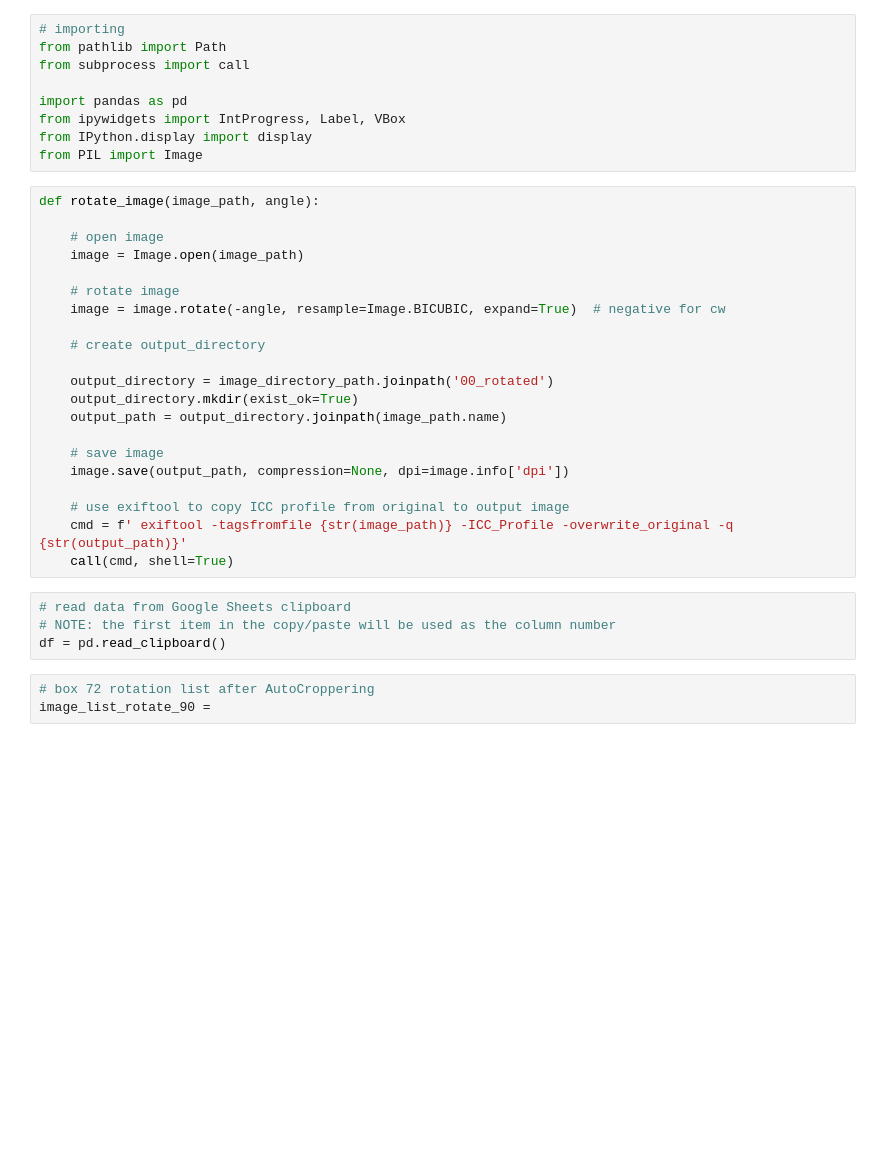
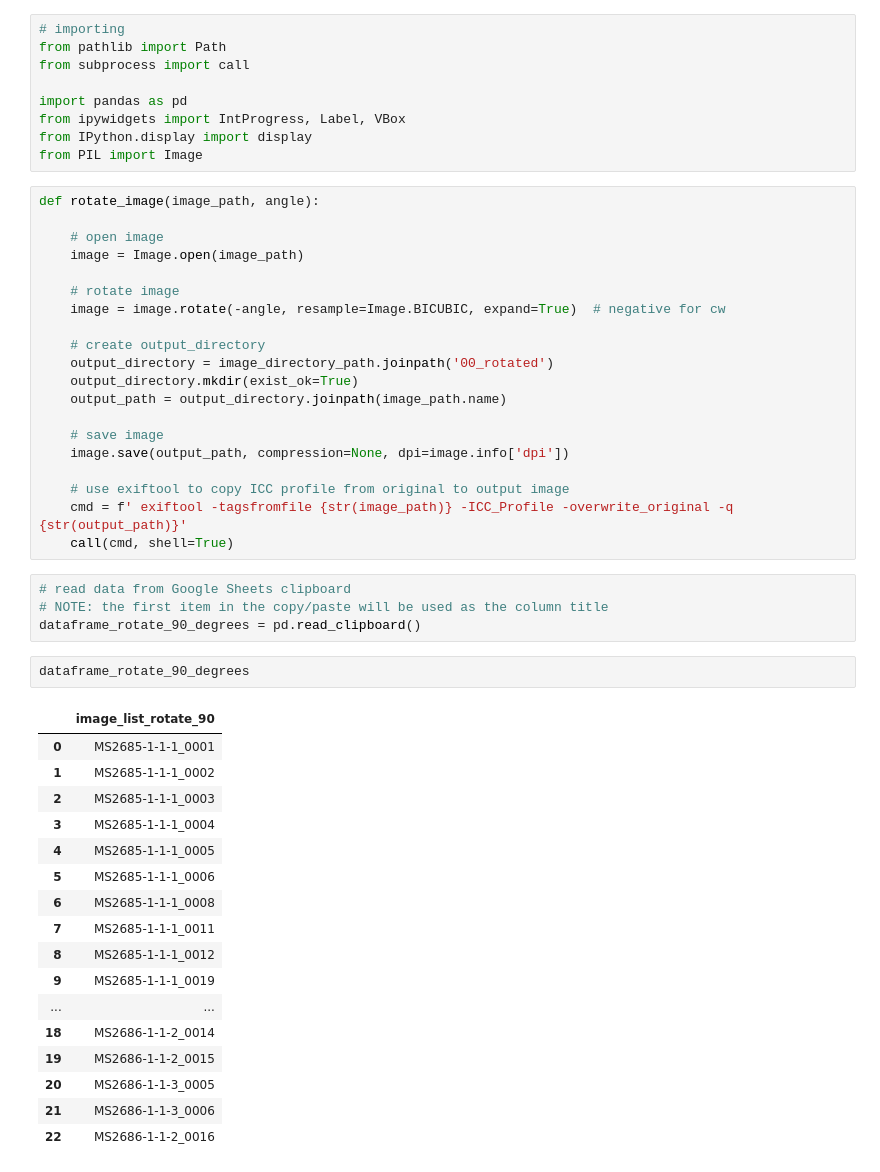
Before and after one commit to jeremydmoore/utk_LoudonBridge, a Jupyter notebook: LoudonBridge_RotateImagesFromList.ipynb, the cells around one changed output. Drawn from its saved outputs; the diff is of its cells as text; blank space fills up the shorter version.

```diff
--- a/LoudonBridge_RotateImagesFromList.ipynb
+++ b/LoudonBridge_RotateImagesFromList.ipynb
@@ -23,7 +23,6 @@ def rotate_image(image_path, angle):
     image = image.rotate(-angle, resample=Image.BICUBIC, expand=True)  # negative for cw
 
     # create output_directory
-
     output_directory = image_directory_path.joinpath('00_rotated')
     output_directory.mkdir(exist_ok=True)
     output_path = output_directory.joinpath(image_path.name)
@@ -36,8 +35,25 @@ def rotate_image(image_path, angle):
     call(cmd, shell=True)
 # %%
 # read data from Google Sheets clipboard
-# NOTE: the first item in the copy/paste will be used as the column number
-df = pd.read_clipboard()
+# NOTE: the first item in the copy/paste will be used as the column title
+dataframe_rotate_90_degrees = pd.read_clipboard()
-# %%
-# box 72 rotation list after AutoCroppering
-image_list_rotate_90 =
+# %%
+dataframe_rotate_90_degrees
+# %% [output]
+|  | image_list_rotate_90 |
+| 0 | MS2685-1-1-1_0001 |
+| 1 | MS2685-1-1-1_0002 |
+| 2 | MS2685-1-1-1_0003 |
+| 3 | MS2685-1-1-1_0004 |
+| 4 | MS2685-1-1-1_0005 |
+| 5 | MS2685-1-1-1_0006 |
+| 6 | MS2685-1-1-1_0008 |
+| 7 | MS2685-1-1-1_0011 |
+| 8 | MS2685-1-1-1_0012 |
+| 9 | MS2685-1-1-1_0019 |
+| ... | ... |
+| 18 | MS2686-1-1-2_0014 |
+| 19 | MS2686-1-1-2_0015 |
+| 20 | MS2686-1-1-3_0005 |
+| 21 | MS2686-1-1-3_0006 |
+| 22 | MS2686-1-1-2_0016 |
```
Also changed, not shown: parts of 8 cells of this notebook.
